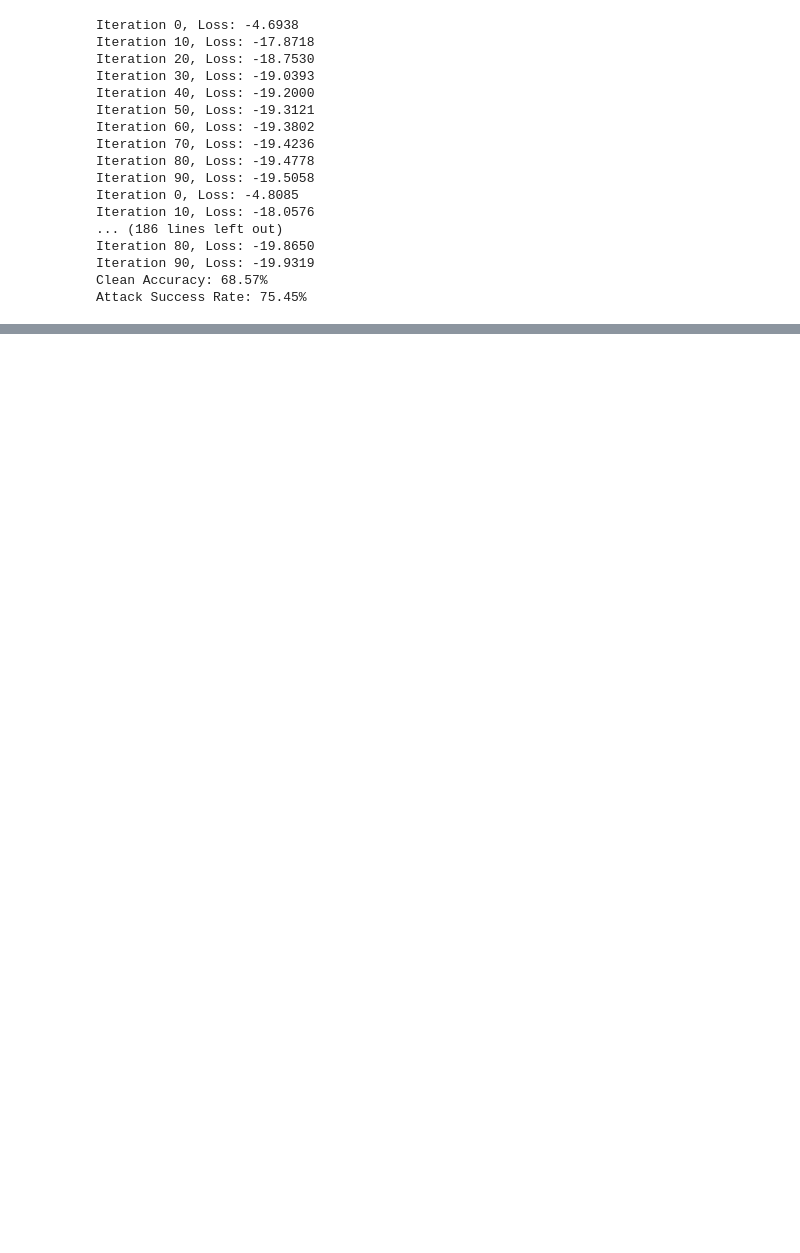
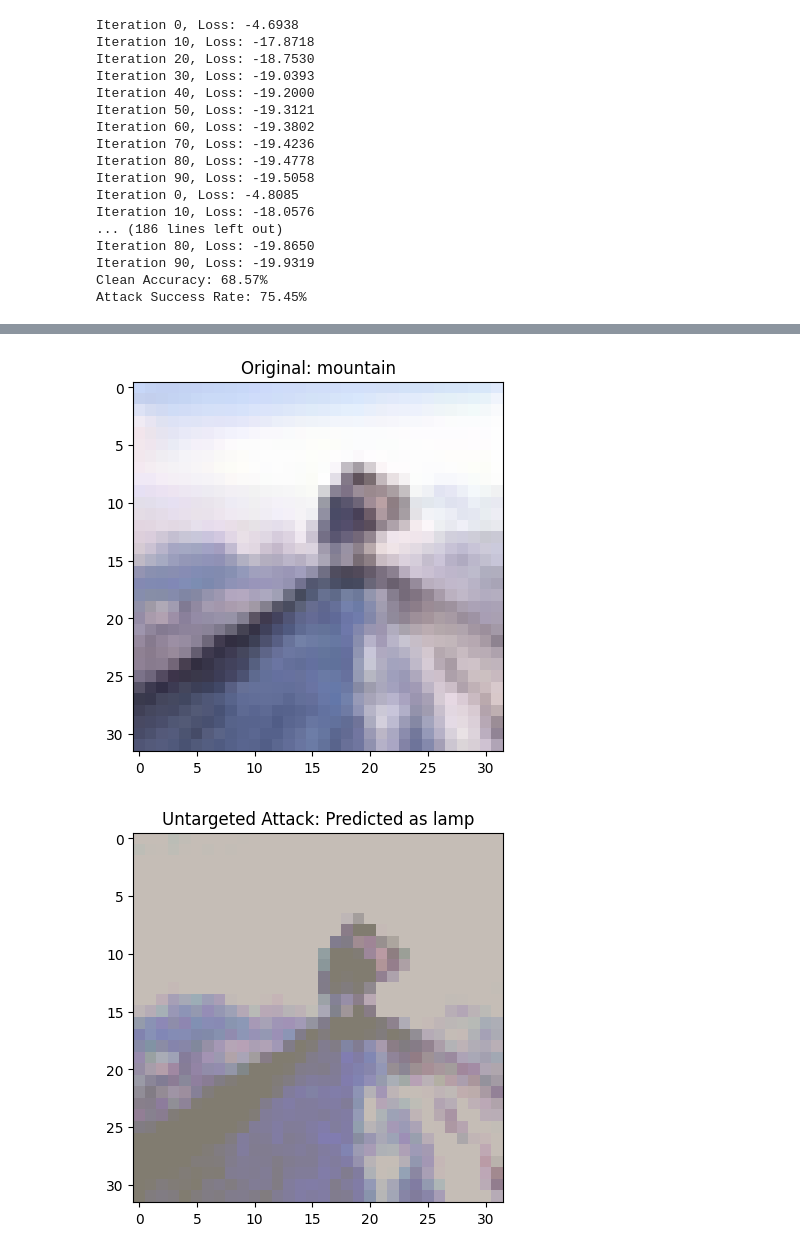
Before and after one commit to PradHolla/AAI595-Final-Project, a Jupyter notebook: 2.PGD_Attack.ipynb, the cells around one changed output, grey strips where cells are left out. Saved outputs shown, nothing was run; the diff lists cells and outputs as text; code cells hidden in the pictures; blank space fills up the shorter version.

```diff
--- a/2.Poisoning.ipynb
+++ b/2.PGD_Attack.ipynb
@@ -589,3 +394,40 @@ Iteration 80, Loss: -19.8650
 Iteration 90, Loss: -19.9319
 Clean Accuracy: 68.57%
 Attack Success Rate: 75.45%
+# %%
+# Get a batch of test images
+dataiter = iter(test_loader)
+images, labels = next(dataiter)
+images, labels = images.to(device), labels.to(device)
+
+def imshow(img, title):
+    img = img.cpu().numpy().transpose((1, 2, 0))
+    img = img * np.array([0.2675, 0.2565, 0.2761]) + np.array([0.5071, 0.4867, 0.4408])
+    img = np.clip(img, 0, 1)
+    plt.imshow(img)
+    plt.title(title)
+    plt.show()
+
+# For untargeted attack
+adv_images_untargeted = improved_pgd_attack(
+    model,
+    images,
+    labels,
+    target_labels=None,
+    epsilon=30/255,
+    alpha=8/255,
+    iters=50,
+    random_start=True,
+    untargeted=True
+)
+
+# Show original image
+imshow(images[0], f"Original: {testset.classes[labels[0]]}")
+
+# Show untargeted attack result
+with torch.no_grad():
+    outputs = model(adv_images_untargeted[0].unsqueeze(0))
+    _, predicted = outputs.max(1)
+    predicted_class = testset.classes[predicted.item()]
+imshow(adv_images_untargeted[0], f"Untargeted Attack: Predicted as {predicted_class}")
+# %% [output]
@@ -591,0 +439,2 @@ Attack Success Rate: 75.45%
+[figure, added]
+[figure, added]
```
Also changed, not shown: parts of 6 cells of this notebook.
